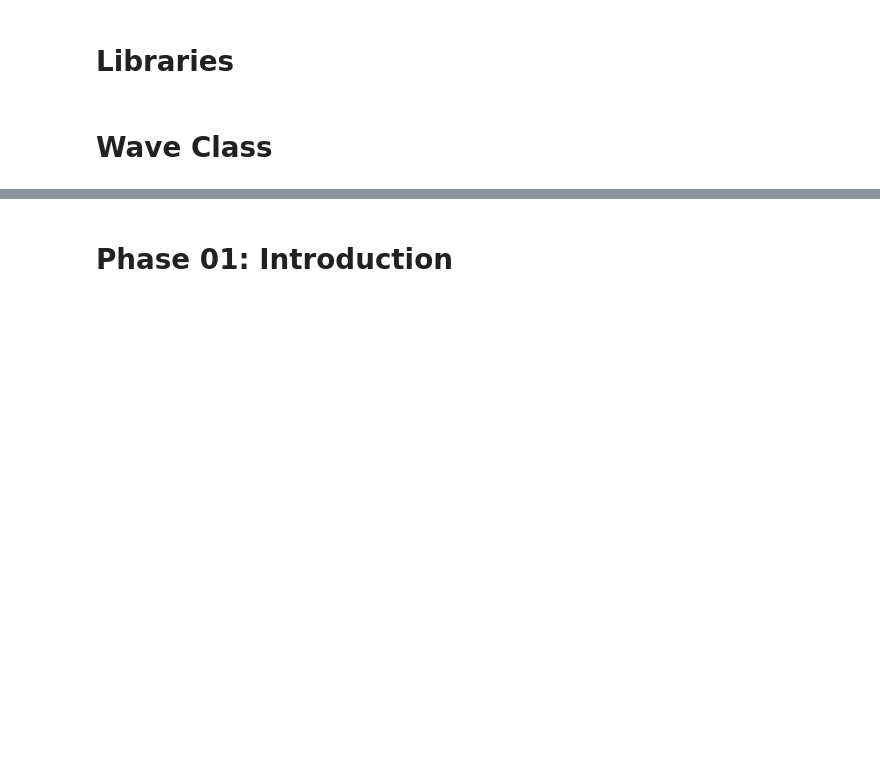
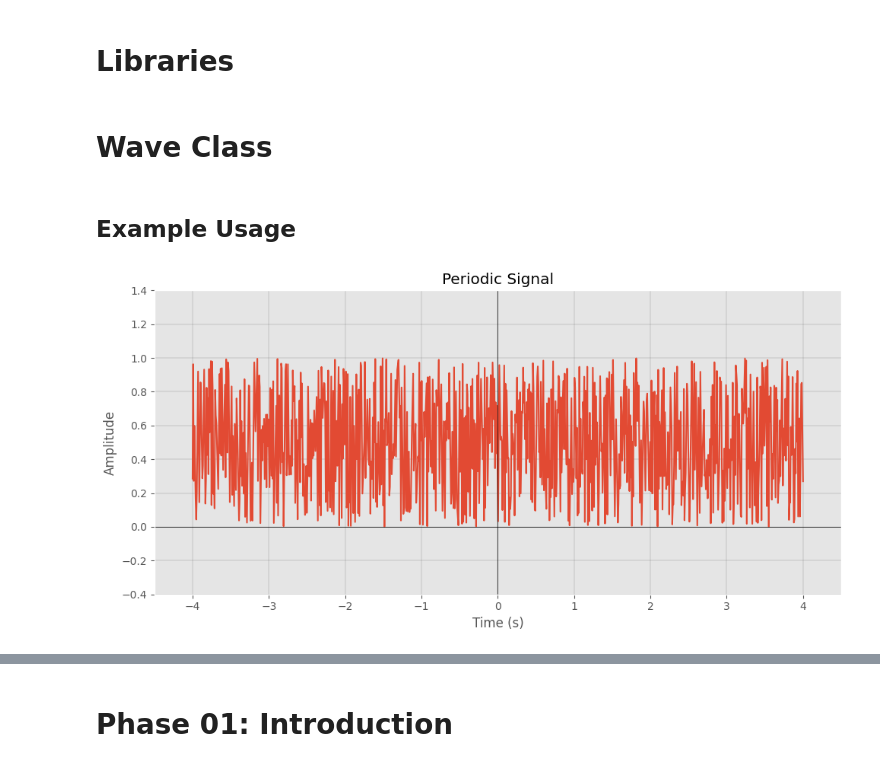
Before and after one commit to Oshadha345/Signals_and_Systems, a Jupyter notebook: Notebook/Signals.ipynb, the cells around one changed output, grey strips where cells are left out. Drawn from its saved outputs; the diff is of its cells as text; code cells hidden in the pictures; blank space fills up the shorter version.

```diff
--- a/Notebook/Signals.ipynb
+++ b/Notebook/Signals.ipynb
@@ -39,0 +124,10 @@ class Waves:
+# %% [markdown]
+## Example Usage
+# %%
+t = Waves()
+
+# Example usage:
+arr = np.random.rand(1000)  # Example array of random values
+t.draw_periodic_signals(arr, 'Periodic Signal', 'Time (s)', 'Amplitude', 1, 1000)
+# %% [output]
+[figure, added]
```
Also changed, not shown: parts of 11 cells of this notebook.
